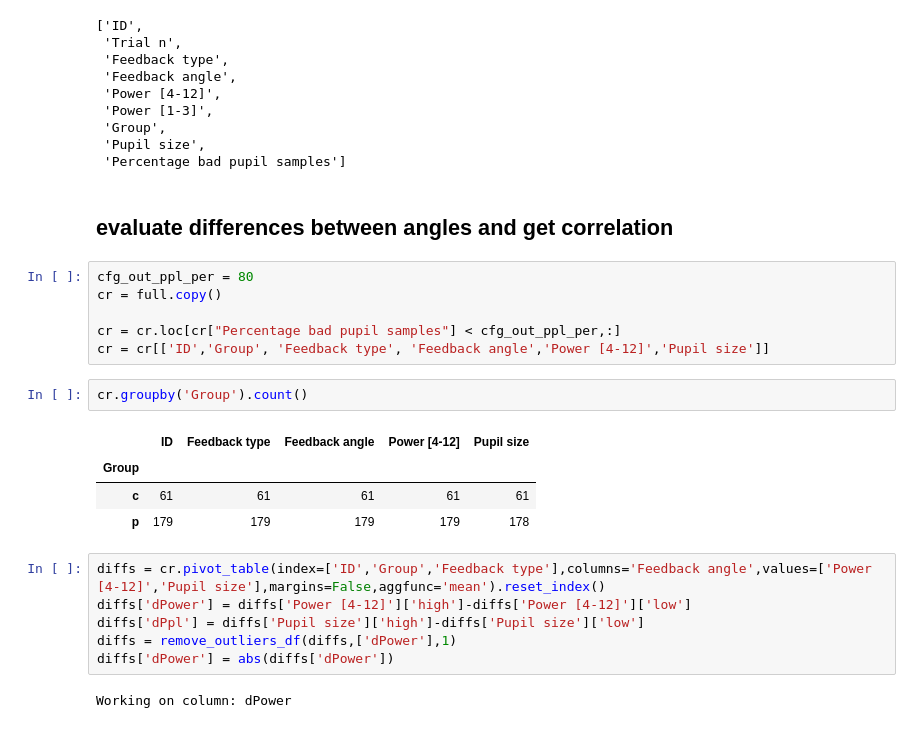
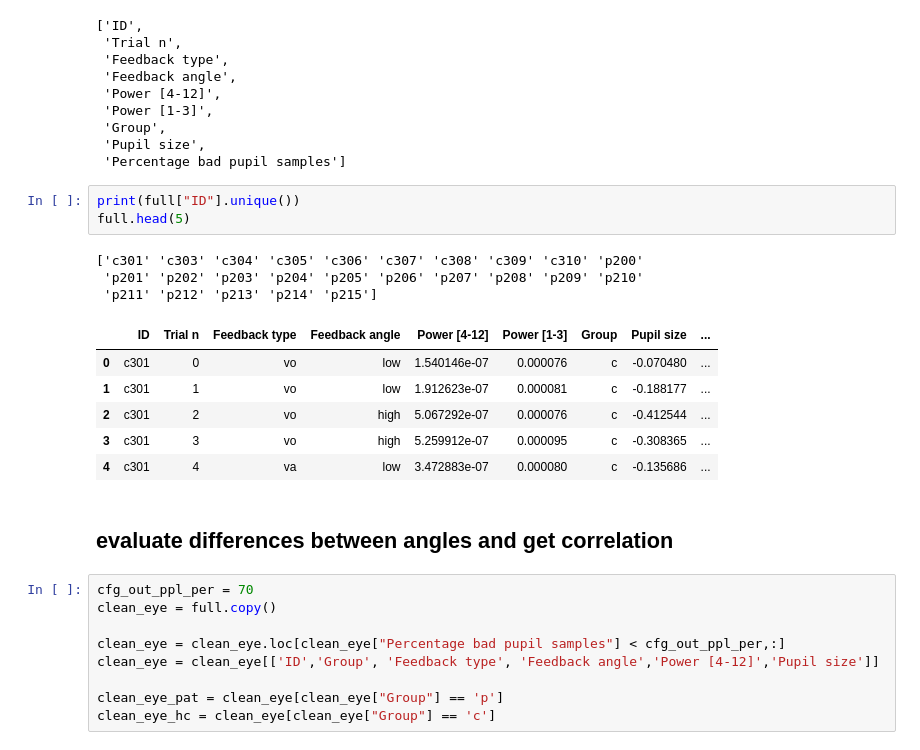
Before and after one commit to JuliusWelzel/tremor_feedback_jw, a Jupyter notebook: scripts/ana03_cor_trmr_ppl.ipynb, the cells around one changed output. Drawn from its saved outputs; the diff is of its cells as text.

```diff
--- a/scripts/ana03_cor_trmr_ppl.ipynb
+++ b/scripts/ana03_cor_trmr_ppl.ipynb
@@ -45,26 +49,27 @@ list(full.columns)
  'Group',
  'Pupil size',
  'Percentage bad pupil samples']
+# %%
+print(full["ID"].unique())
+full.head(5)
+# %% [output]
+['c301' 'c303' 'c304' 'c305' 'c306' 'c307' 'c308' 'c309' 'c310' 'p200'
+ 'p201' 'p202' 'p203' 'p204' 'p205' 'p206' 'p207' 'p208' 'p209' 'p210'
+ 'p211' 'p212' 'p213' 'p214' 'p215']
+|  | ID | Trial n | Feedback type | Feedback angle | Power [4-12] | Power [1-3] | Group | Pupil size | ... |
+| 0 | c301 | 0 | vo | low | 1.540146e-07 | 0.000076 | c | -0.070480 | ... |
+| 1 | c301 | 1 | vo | low | 1.912623e-07 | 0.000081 | c | -0.188177 | ... |
+| 2 | c301 | 2 | vo | high | 5.067292e-07 | 0.000076 | c | -0.412544 | ... |
+| 3 | c301 | 3 | vo | high | 5.259912e-07 | 0.000095 | c | -0.308365 | ... |
+| 4 | c301 | 4 | va | low | 3.472883e-07 | 0.000080 | c | -0.135686 | ... |
 # %% [markdown]
 ## evaluate differences between angles and get correlation
 # %%
-cfg_out_ppl_per = 80
-cr = full.copy()
+cfg_out_ppl_per = 70
+clean_eye = full.copy()
 
-cr = cr.loc[cr["Percentage bad pupil samples"] < cfg_out_ppl_per,:]
-cr = cr[['ID','Group', 'Feedback type', 'Feedback angle','Power [4-12]','Pupil size']]
+clean_eye = clean_eye.loc[clean_eye["Percentage bad pupil samples"] < cfg_out_ppl_per,:]
+clean_eye = clean_eye[['ID','Group', 'Feedback type', 'Feedback angle','Power [4-12]','Pupil size']]
+
+clean_eye_pat = clean_eye[clean_eye["Group"] == 'p']
+clean_eye_hc = clean_eye[clean_eye["Group"] == 'c']
-# %%
-cr.groupby('Group').count()
-# %% [output]
-|  | ID | Feedback type | Feedback angle | Power [4-12] | Pupil size |
-| Group |  |  |  |  |  |
-| c | 61 | 61 | 61 | 61 | 61 |
-| p | 179 | 179 | 179 | 179 | 178 |
-# %%
-diffs = cr.pivot_table(index=['ID','Group','Feedback type'],columns='Feedback angle',values=['Power [4-12]','Pupil size'],margins=False,aggfunc='mean').reset_index()
-diffs['dPower'] = diffs['Power [4-12]']['high']-diffs['Power [4-12]']['low']
-diffs['dPpl'] = diffs['Pupil size']['high']-diffs['Pupil size']['low']
-diffs = remove_outliers_df(diffs,['dPower'],1)
-diffs['dPower'] = abs(diffs['dPower'])
-# %% [output]
-Working on column: dPower
```
Also changed, not shown: parts of 10 cells of this notebook, 1 other file.
